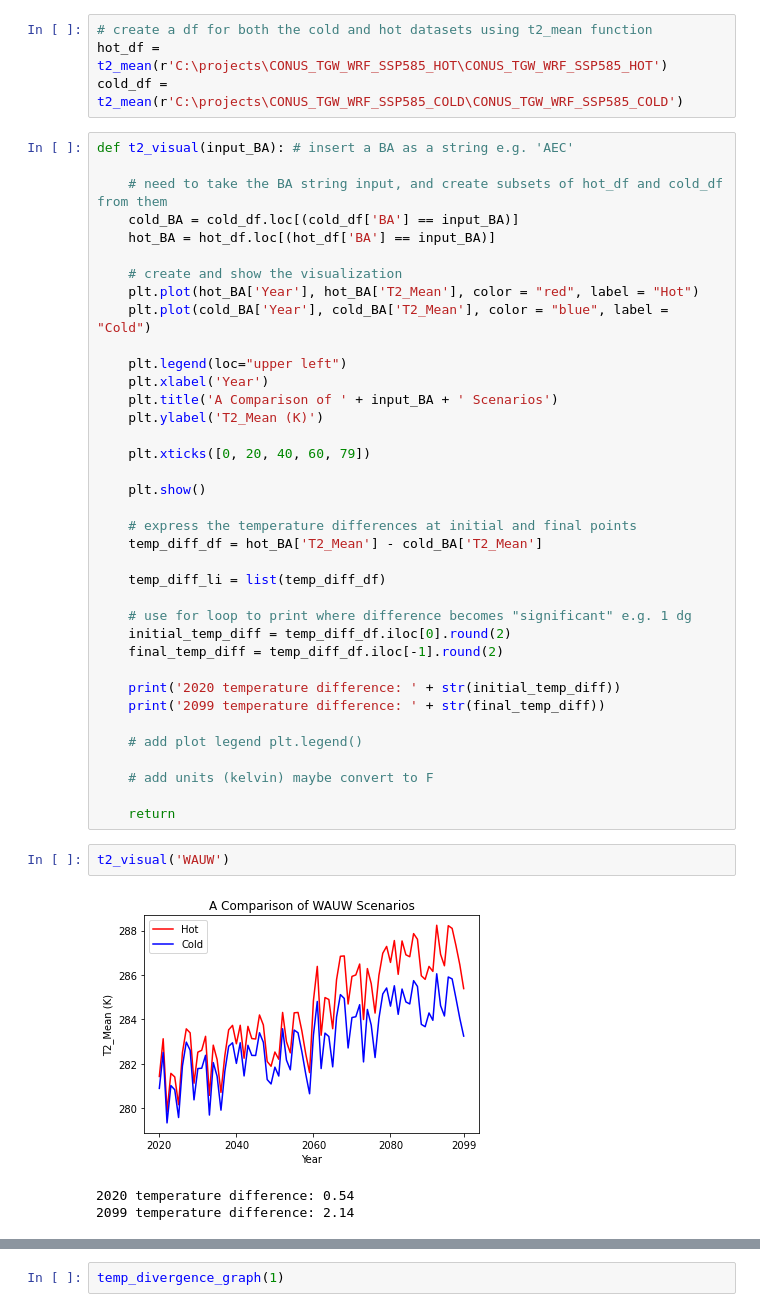
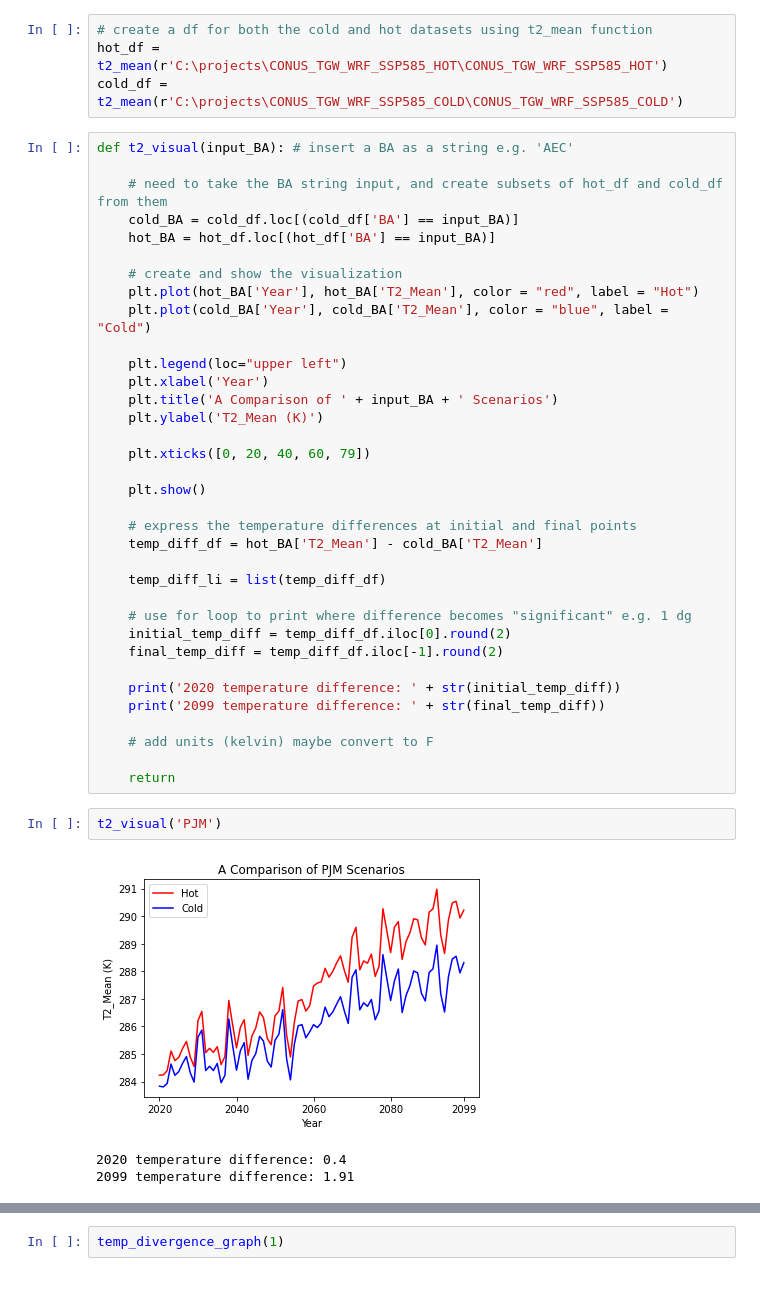
Before and after one commit to IMMM-SFA/misha_code, a Jupyter notebook: historical_means.ipynb, the cells around one changed output, grey strips where cells are left out. Cells and saved outputs as stored; diff of their text form.

```diff
--- a/historical_means.ipynb
+++ b/historical_means.ipynb
@@ -90,14 +94,12 @@ def t2_visual(input_BA): # insert a BA as a string e.g. 'AEC'
     print('2020 temperature difference: ' + str(initial_temp_diff))
     print('2099 temperature difference: ' + str(final_temp_diff))
 
-    # add plot legend plt.legend()
-
     # add units (kelvin) maybe convert to F
 
     return
 # %%
-t2_visual('WAUW')
+t2_visual('PJM')
 # %% [output]
-[figure, old version]
+[figure, new version]
-2020 temperature difference: 0.54
-2099 temperature difference: 2.14
+2020 temperature difference: 0.4
+2099 temperature difference: 1.91
```
Also changed, not shown: parts of 9 cells of this notebook.
